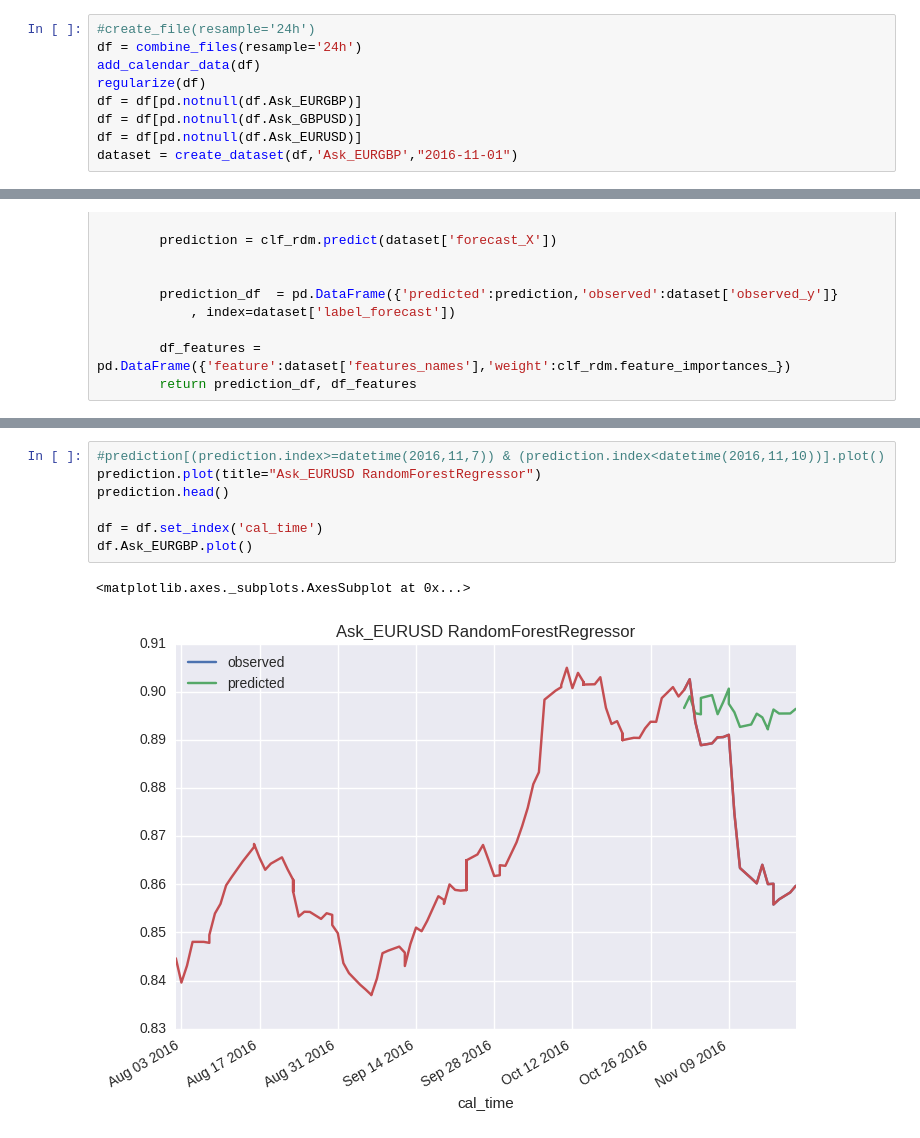
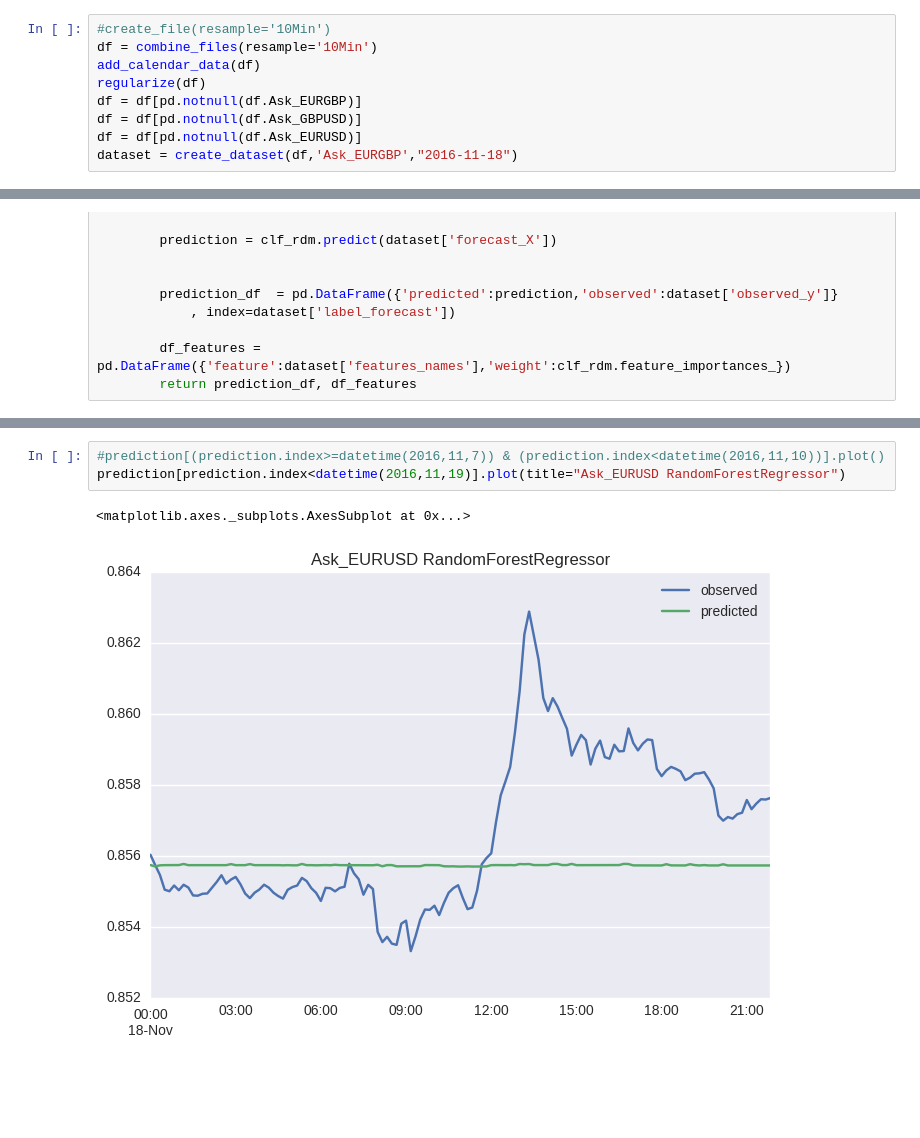
Before and after one commit to clementlefevre/Wolf-of-Mauer-Park, a Jupyter notebook: overview.ipynb, the cells around one changed output, grey strips where cells are left out. Cells and saved outputs as stored; diff of their text form; blank space fills up the shorter version.

Commit message:
Fix regressor

```diff
--- a/overview.ipynb
+++ b/overview.ipynb
@@ -102,14 +102,14 @@ def create_dataset(df, target, until_date):
 
     return X_y_dict
 # %%
-#create_file(resample='24h')
-df = combine_files(resample='24h')
+#create_file(resample='10Min')
+df = combine_files(resample='10Min')
 add_calendar_data(df)
 regularize(df)
 df = df[pd.notnull(df.Ask_EURGBP)]
 df = df[pd.notnull(df.Ask_GBPUSD)]
 df = df[pd.notnull(df.Ask_EURUSD)]
-dataset = create_dataset(df,'Ask_EURGBP',"2016-11-01")
+dataset = create_dataset(df,'Ask_EURGBP',"2016-11-18")
 # %% [output]
 ['cal_time', 'cal_hour', 'cal_minute', 'cal_dayofweek', 'cal_dayofyear', 'Ask_GBPUSD_reg', 'Bid_GBPUSD_reg', 'AskVolume_GBPUSD_reg', 'BidVolume_GBPUSD_reg', 'spread_GBPUSD_reg', 'spread_volume_GBPUSD_ ...
 ['cal_hour', 'cal_minute', 'cal_dayofweek', 'cal_dayofyear', 'Ask_GBPUSD_reg', 'Bid_GBPUSD_reg', 'AskVolume_GBPUSD_reg', 'BidVolume_GBPUSD_reg', 'spread_GBPUSD_reg', 'spread_volume_GBPUSD_reg', 'Ask_E ...
@@ -211,13 +212,9 @@ features
 # %%
 #prediction[(prediction.index>=datetime(2016,11,7)) & (prediction.index<datetime(2016,11,10))].plot()
-prediction.plot(title="Ask_EURUSD RandomForestRegressor")
-prediction.head()
-
-df = df.set_index('cal_time')
-df.Ask_EURGBP.plot()
+prediction[prediction.index<datetime(2016,11,19)].plot(title="Ask_EURUSD RandomForestRegressor")
 # %% [output]
 <matplotlib.axes._subplots.AxesSubplot at 0x...>
-[figure, old version]
+[figure, new version]
 # %%
 def xgbooster(dataset):
     model = xgboost.XGBRegressor()
```
Also changed, not shown: parts of 5 cells of this notebook, 1 other file.
